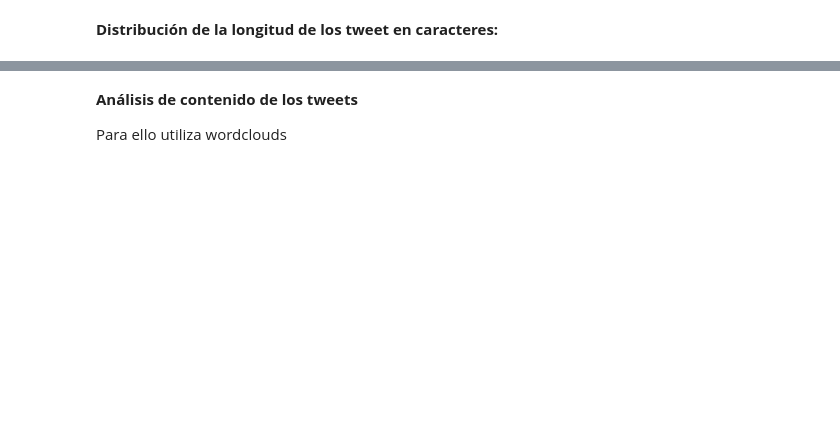
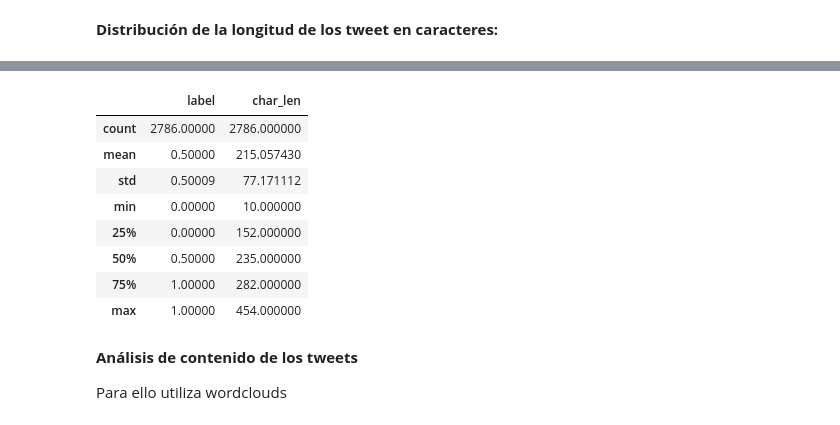
Before and after one commit to ivanrnarvaez/text_mining, a Jupyter notebook: NARVAEZ_BARREIROS_IVAN_RICARDO_Ejercicio1.ipynb, the cells around one changed output, grey strips where cells are left out. Saved outputs shown, nothing was run; the diff lists cells and outputs as text; code cells hidden in the pictures; blank space fills up the shorter version.

```diff
--- a/NARVAEZ_BARREIROS_IVAN_RICARDO_Ejercicio1.ipynb
+++ b/NARVAEZ_BARREIROS_IVAN_RICARDO_Ejercicio1.ipynb
@@ -182,3 +255,15 @@ Una vez generada la función, puedes utilizarla posteriormente para calcular res
+# %%
+dataset_train_df.describe()
+# %% [output]
+|  | label | char_len |
+| count | 2786.00000 | 2786.000000 |
+| mean | 0.50000 | 215.057430 |
+| std | 0.50009 | 77.171112 |
+| min | 0.00000 | 10.000000 |
+| 25% | 0.00000 | 152.000000 |
+| 50% | 0.50000 | 235.000000 |
+| 75% | 1.00000 | 282.000000 |
+| max | 1.00000 | 454.000000 |
 # %% [markdown]
 **Análisis de contenido de los tweets**
 
```
Also changed, not shown: parts of 16 cells of this notebook.
